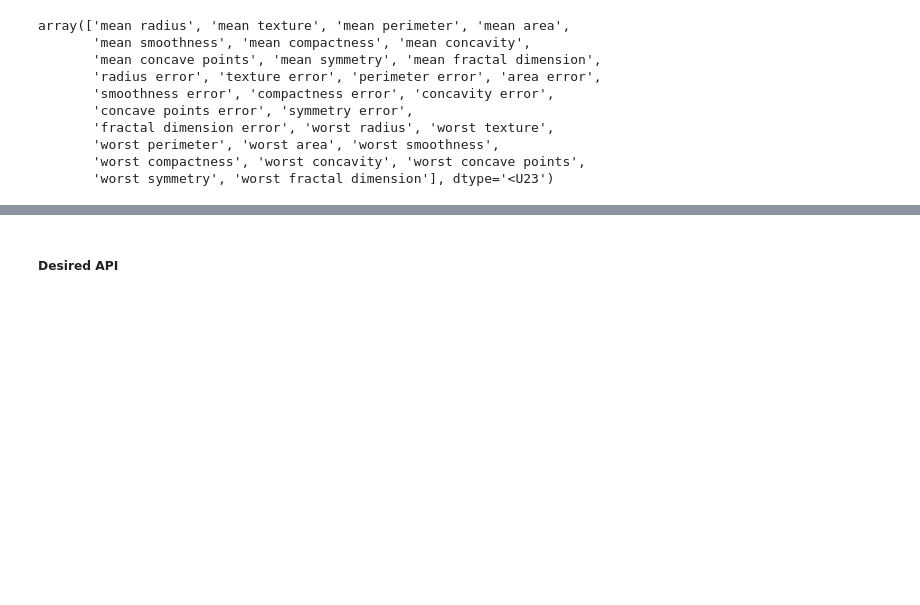
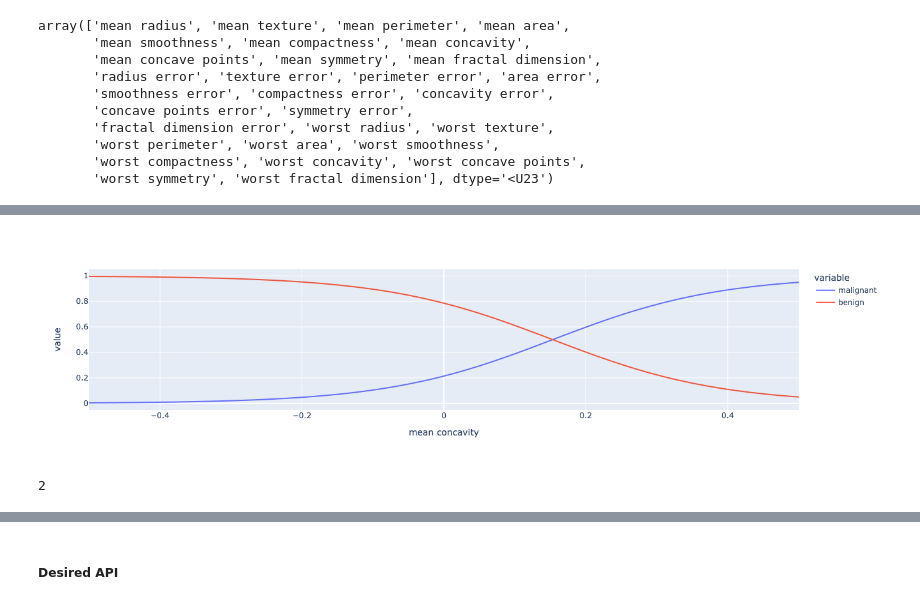
Before and after one commit to PythonCharmers/maxentropy, a Jupyter notebook: notebooks/Ideas - improving a classification model.ipynb, the cells around one changed output, grey strips where cells are left out. Saved outputs shown, nothing was run; the diff lists cells and outputs as text; code cells hidden in the pictures; blank space fills up the shorter version.

```diff
--- a/notebooks/Ideas - improving a classification model.ipynb
+++ b/notebooks/Ideas - improving a classification model.ipynb
@@ -453,0 +84,8 @@ array([0, 0, 0, 0, 0, 0, 0, 0, 0, 0, 0, 0, 0, 0, 0, 0, 0, 0, 0, 0, 0, 0,
+# %%
+xs = np.linspace(-0.5, 0.5, num=1001)
+X = np.reshape(xs, (-1, 1))
+pred = model_lr.predict_proba(X)
+# %%
+pred_df = pd.DataFrame(pred, columns=cancer['target_names'])
+# %%
+pred_df['mean concavity'] = xs
@@ -453,0 +99,9 @@ array([0, 0, 0, 0, 0, 0, 0, 0, 0, 0, 0, 0, 0, 0, 0, 0, 0, 0, 0, 0, 0, 0,
+# %%
+fig_logistic = px.line(pred_df, x='mean concavity', y=['malignant', 'benign'])
+fig_logistic
+# %% [output]
+[figure, added]
+# %%
+len(fig_hists.data)
+# %% [output]
+2
```
Also changed, not shown: parts of 179 cells of this notebook, 3 other files.
